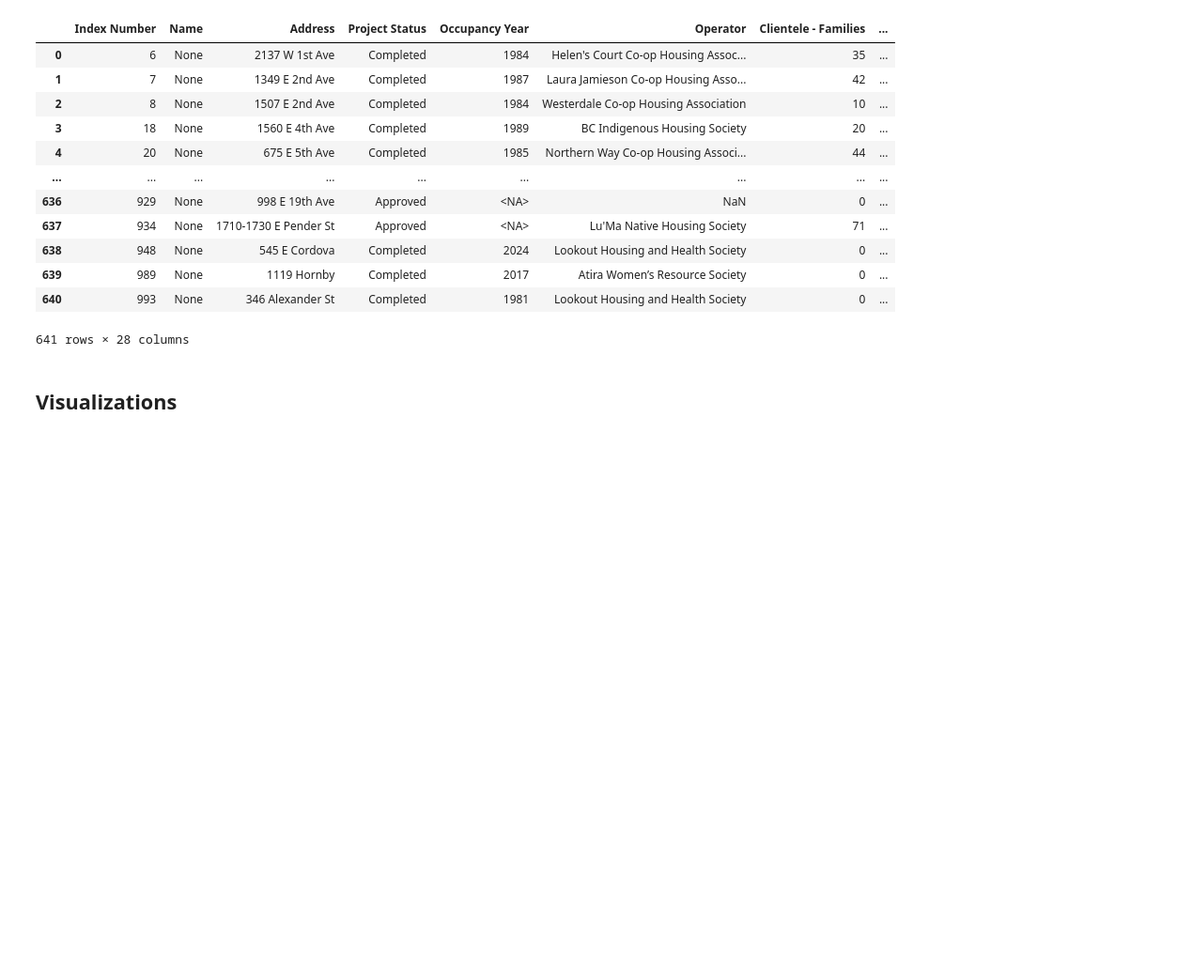
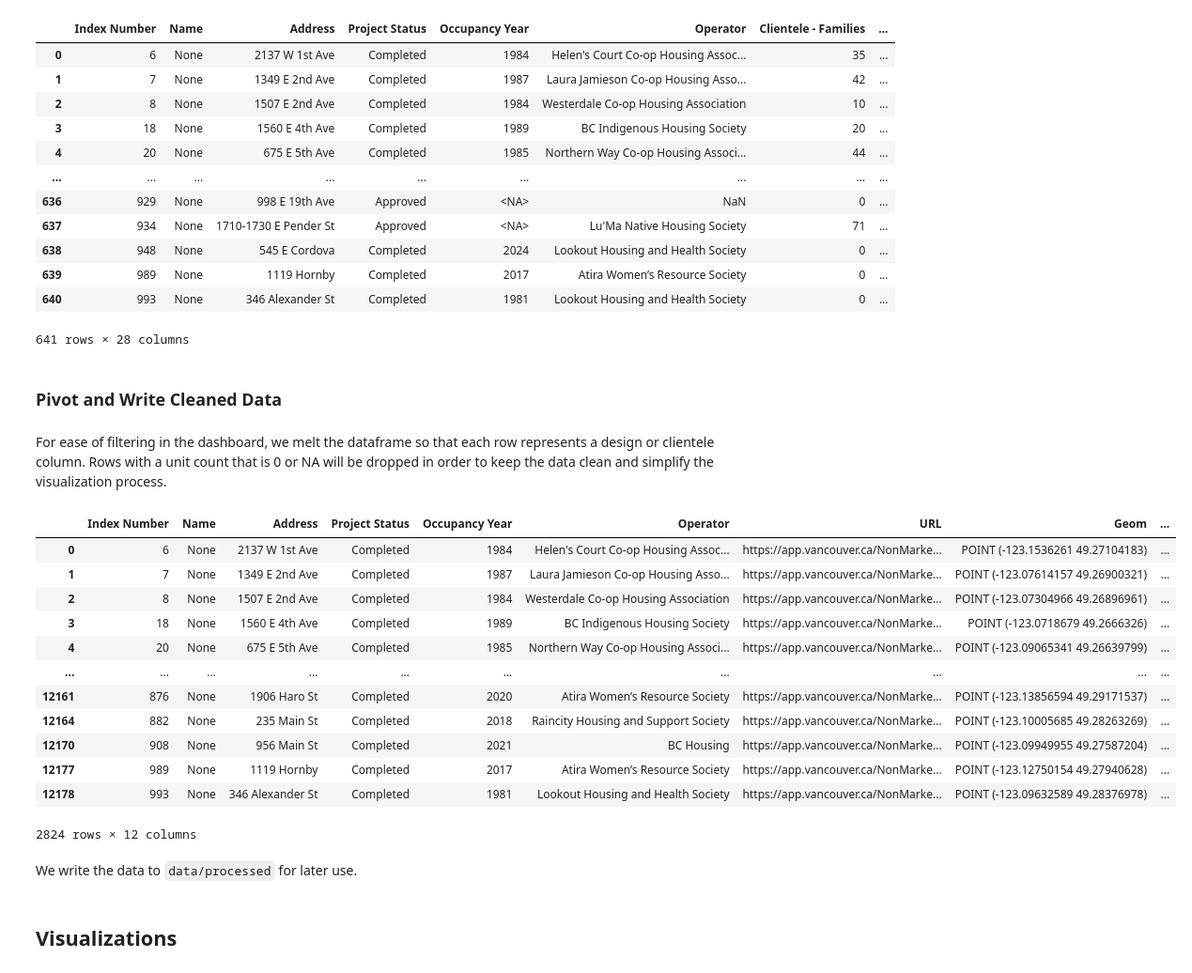
Before and after one commit to UBC-MDS/DSCI-532_2026_20_non_market_housing, a Jupyter notebook: notebooks/eda_analysis.ipynb, the cells around one changed output. Shown at 94% size. Drawn from its saved outputs; the diff is of its cells as text; code cells hidden in the pictures; blank space fills up the shorter version.

Commit message:
melt dataframe and write clean data to csv

```diff
--- a/notebooks/eda_analysis.ipynb
+++ b/notebooks/eda_analysis.ipynb
@@ -185,3 +185,42 @@ df
 | 639 | 989 | None | 1119 Hornby | Completed | 2017 | Atira Women’s Resource Society | 0 | ... |
 | 640 | 993 | None | 346 Alexander St | Completed | 1981 | Lookout Housing and Health Society | 0 | ... |
 641 rows × 28 columns
+# %% [markdown]
+### Pivot and Write Cleaned Data
+# %% [markdown]
+For ease of filtering in the dashboard, we melt the dataframe so that each row represents a design or clientele column. Rows with a unit count that is 0 or NA will be dropped in order to keep the data clean and simplify the visualization process.
+# %%
+proj_cols = [
+    'Index Number',
+    'Name',
+    'Address',
+    'Project Status',
+    'Occupancy Year',
+    'Operator',
+    'URL',
+    'Geom',
+    'Local Area'
+]
+
+df = df.melt(id_vars=proj_cols, var_name="feature", value_name="unit_count")
+df[["unit_category", "unit_detail"]] = df["feature"].str.split(" - ", n=1, expand=True)
+df = df.drop(columns=["feature"])
+df = df[df["unit_count"].notna() & (df["unit_count"] > 0)]
+
+df
+# %% [output]
+|  | Index Number | Name | Address | Project Status | Occupancy Year | Operator | URL | Geom | ... |
+| 0 | 6 | None | 2137 W 1st Ave | Completed | 1984 | Helen's Court Co-op Housing Assoc... | https://app.vancouver.ca/NonMarke... | POINT (-123.1536261 49.27104183) | ... |
+| 1 | 7 | None | 1349 E 2nd Ave | Completed | 1987 | Laura Jamieson Co-op Housing Asso... | https://app.vancouver.ca/NonMarke... | POINT (-123.07614157 49.26900321) | ... |
+| 2 | 8 | None | 1507 E 2nd Ave | Completed | 1984 | Westerdale Co-op Housing Association | https://app.vancouver.ca/NonMarke... | POINT (-123.07304966 49.26896961) | ... |
+| 3 | 18 | None | 1560 E 4th Ave | Completed | 1989 | BC Indigenous Housing Society | https://app.vancouver.ca/NonMarke... | POINT (-123.0718679 49.2666326) | ... |
+| 4 | 20 | None | 675 E 5th Ave | Completed | 1985 | Northern Way Co-op Housing Associ... | https://app.vancouver.ca/NonMarke... | POINT (-123.09065341 49.26639799) | ... |
+| ... | ... | ... | ... | ... | ... | ... | ... | ... | ... |
+| 12161 | 876 | None | 1906 Haro St | Completed | 2020 | Atira Women’s Resource Society | https://app.vancouver.ca/NonMarke... | POINT (-123.13856594 49.29171537) | ... |
+| 12164 | 882 | None | 235 Main St | Completed | 2018 | Raincity Housing and Support Society | https://app.vancouver.ca/NonMarke... | POINT (-123.10005685 49.28263269) | ... |
+| 12170 | 908 | None | 956 Main St | Completed | 2021 | BC Housing | https://app.vancouver.ca/NonMarke... | POINT (-123.09949955 49.27587204) | ... |
+| 12177 | 989 | None | 1119 Hornby | Completed | 2017 | Atira Women’s Resource Society | https://app.vancouver.ca/NonMarke... | POINT (-123.12750154 49.27940628) | ... |
+| 12178 | 993 | None | 346 Alexander St | Completed | 1981 | Lookout Housing and Health Society | https://app.vancouver.ca/NonMarke... | POINT (-123.09632589 49.28376978) | ... |
+2824 rows × 12 columns
+# %% [markdown]
+We write the data to `data/processed` for later use.
```
Also changed, not shown: parts of 1 cell of this notebook, 1 other file.
